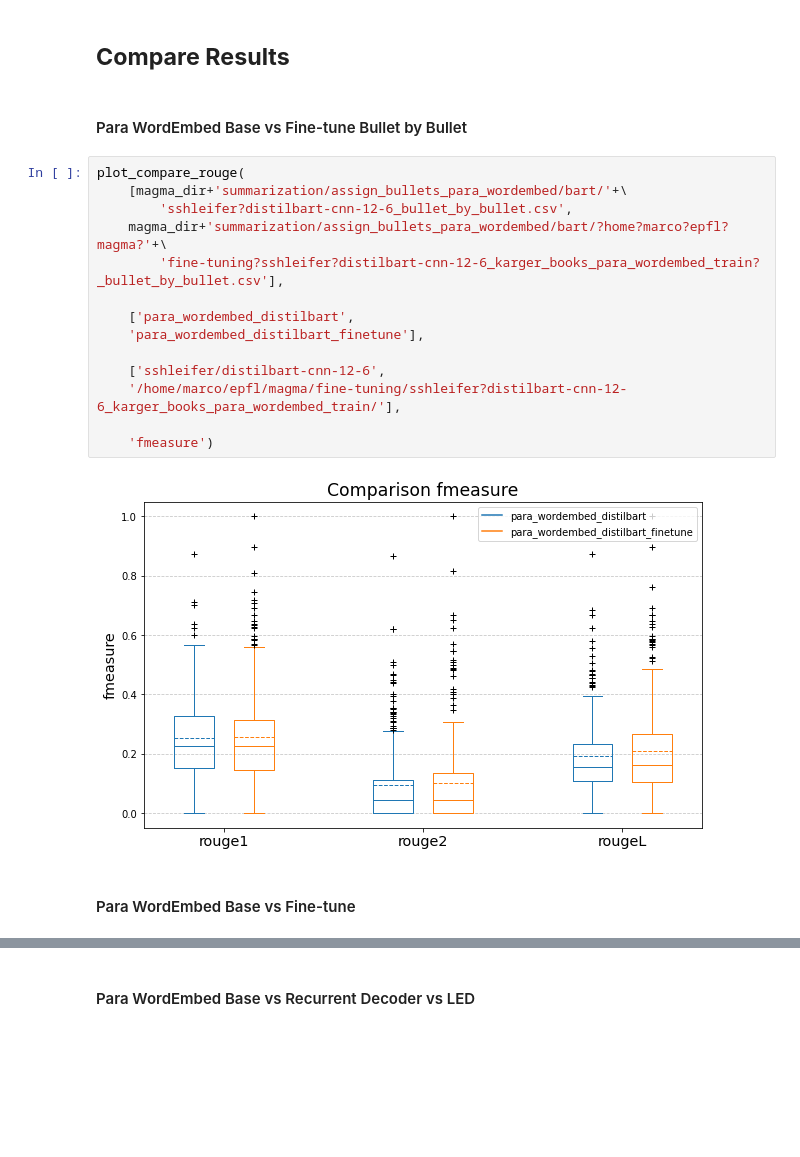
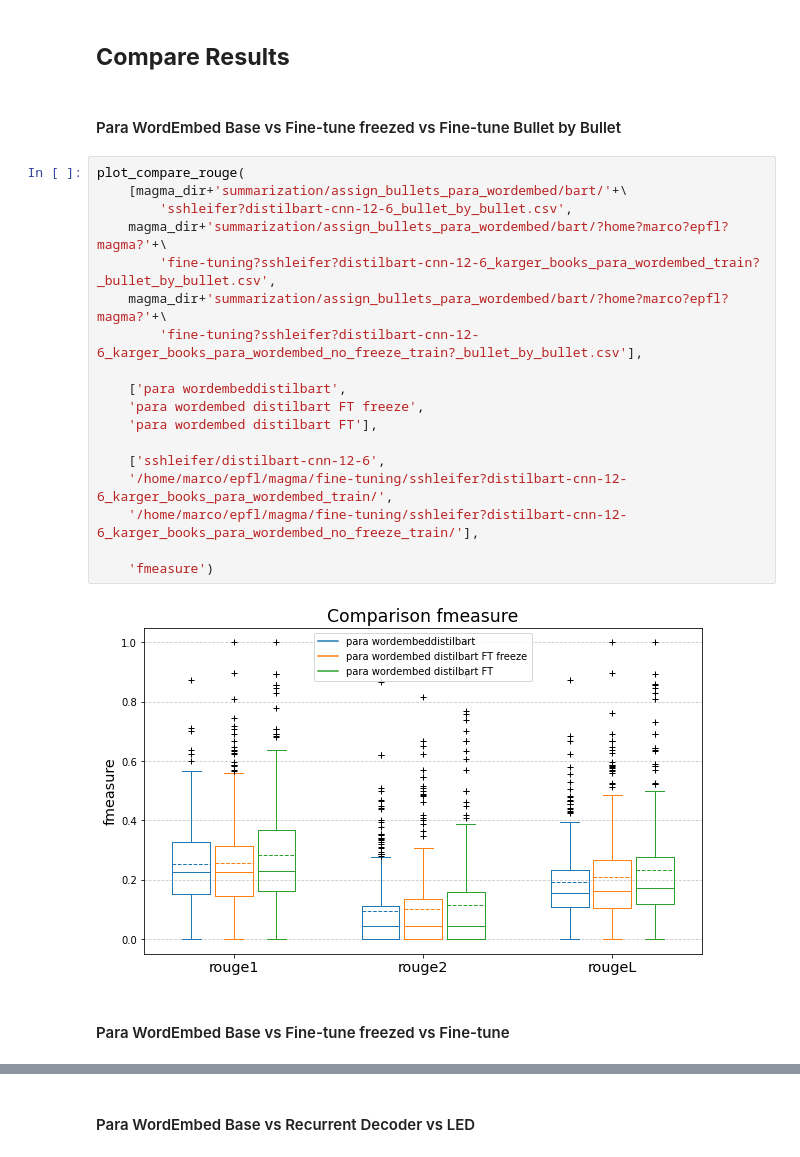
Before and after one commit to marcoabrate/transformers_magma_learning, a Jupyter notebook: summarization/compare_results.ipynb, the cells around one changed output, grey strips where cells are left out. Drawn from its saved outputs; the diff is of its cells as text; blank space fills up the shorter version.

Commit message:
new no_freeze summarization

```diff
--- a/summarization/compare_results.ipynb
+++ b/summarization/compare_results.ipynb
@@ -76,25 +76,29 @@ def plot_compare_rouge(df_path_list, method_list, model_list, prf):
 # %% [markdown]
 ## **Compare Results**
 # %% [markdown]
-#### Para WordEmbed Base vs Fine-tune Bullet by Bullet
+#### Para WordEmbed Base vs Fine-tune freezed vs Fine-tune Bullet by Bullet
 # %%
 plot_compare_rouge(
     [magma_dir+'summarization/assign_bullets_para_wordembed/bart/'+\
         'sshleifer?distilbart-cnn-12-6_bullet_by_bullet.csv',
     magma_dir+'summarization/assign_bullets_para_wordembed/bart/?home?marco?epfl?magma?'+\
-        'fine-tuning?sshleifer?distilbart-cnn-12-6_karger_books_para_wordembed_train?_bullet_by_bullet.csv'],
+        'fine-tuning?sshleifer?distilbart-cnn-12-6_karger_books_para_wordembed_train?_bullet_by_bullet.csv',
+    magma_dir+'summarization/assign_bullets_para_wordembed/bart/?home?marco?epfl?magma?'+\
+        'fine-tuning?sshleifer?distilbart-cnn-12-6_karger_books_para_wordembed_no_freeze_train?_bullet_by_bullet.csv'],
 
-    ['para_wordembed_distilbart',
-    'para_wordembed_distilbart_finetune'],
+    ['para wordembeddistilbart',
+    'para wordembed distilbart FT freeze',
+    'para wordembed distilbart FT'],
 
     ['sshleifer/distilbart-cnn-12-6',
-    '/home/marco/epfl/magma/fine-tuning/sshleifer?distilbart-cnn-12-6_karger_books_para_wordembed_train/'],
+    '/home/marco/epfl/magma/fine-tuning/sshleifer?distilbart-cnn-12-6_karger_books_para_wordembed_train/',
+    '/home/marco/epfl/magma/fine-tuning/sshleifer?distilbart-cnn-12-6_karger_books_para_wordembed_no_freeze_train/'],
 
     'fmeasure')
 # %% [output]
-[figure, old version]
+[figure, new version]
 # %% [markdown]
-#### Para WordEmbed Base vs Fine-tune
+#### Para WordEmbed Base vs Fine-tune freezed vs Fine-tune
 # %%
 plot_compare_rouge(
     [magma_dir+'summarization/assign_bullets_para_wordembed/bart/'+\
```
Also changed, not shown: parts of 2 cells of this notebook, 6 other files.
